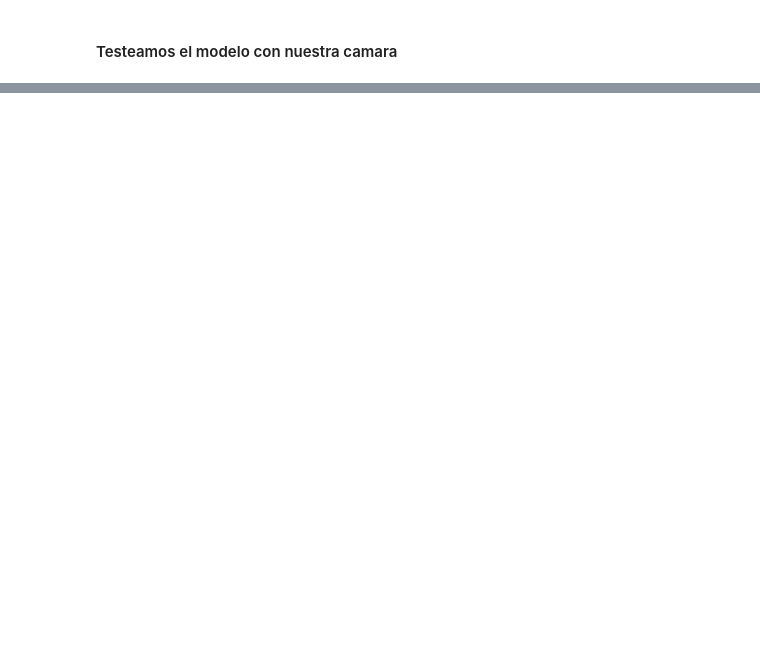
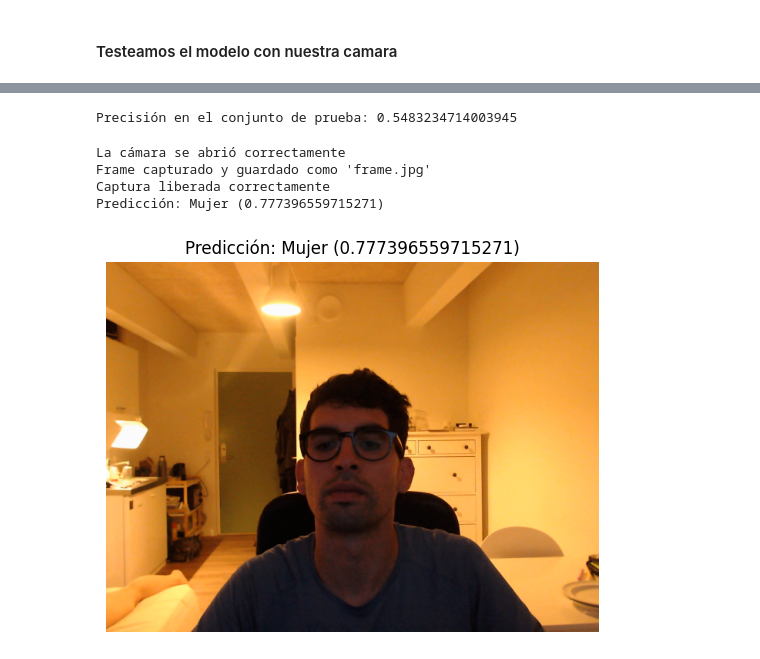
Before and after one commit to Ivo196/face-recognition, a Jupyter notebook: faceDetection.ipynb, the cells around one changed output, grey strips where cells are left out. Saved outputs shown, nothing was run; the diff lists cells and outputs as text; code cells hidden in the pictures; blank space fills up the shorter version.

```diff
--- a/faceDetection.ipynb
+++ b/faceDetection.ipynb
@@ -197,0 +234,64 @@ Predicción: Hombre ([0.37542143])
+# %%
+# Evaluar el modelo en el conjunto de prueba
+correct_predictions = 0
+for i in range(len(X_test)):
+    # Preprocesar la imagen de prueba (si no está ya preprocesada)
+    image = X_test[i].astype(np.float32)
+    image = np.expand_dims(image, axis=0)  # Añadir dimensión para el batch
+
+    # Determinar la predicción binaria
+    predicted_label = 0 if prediction <= 0.5 else 1
+
+    # Comparar con la etiqueta real
+    if predicted_label == y_test[i]:
+        correct_predictions += 1
+
+# Calcular la precisión
+test_acc = correct_predictions / len(X_test)
+print(f"Precisión en el conjunto de prueba: {test_acc}")
+# %% [output]
+Precisión en el conjunto de prueba: 0.5483234714003945
+# %%
+# Probamos el modelo con nuestra camara
+captured_image = capture_image()
+captured_image = cv2.cvtColor(captured_image, cv2.COLOR_BGR2RGB)
+image = cv2.cvtColor(captured_image, cv2.COLOR_BGR2GRAY)
+image = cv2.resize(image, (64, 64))
+image = image / 255.0
+image = np.expand_dims(image, axis=-1)  # Añadir dimensión para el canal
+image = np.expand_dims(image, axis=0)
+
+# Convertir la imagen a FLOAT32
+image = image.astype(np.float32)
+
+# Cargar el modelo TFLite
+interpreter = tf.lite.Interpreter(model_path='gender_classification_model.tflite')
+interpreter.allocate_tensors()
+
+# Obtener detalles de entrada y salida del modelo
+input_details = interpreter.get_input_details()
+output_details = interpreter.get_output_details()
+
+# Ejecutar la inferencia
+interpreter.set_tensor(input_details[0]['index'], image)
+interpreter.invoke()
+
+# Obtener el resultado de la inferencia
+output_data = interpreter.get_tensor(output_details[0]['index'])
+prediction = output_data[0][0]
+
+# Determinar el género basado en la predicción
+gender = 'Hombre' if prediction <= 0.5 else 'Mujer'
+print(f"Predicción: {gender} ({prediction})")
+
+# Mostrar la imagen y la predicción
+plt.title(f"Predicción: {gender} ({prediction})")
+plt.imshow(captured_image)
+plt.axis('off')
+plt.show()
+# %% [output]
+La cámara se abrió correctamente
+Frame capturado y guardado como 'frame.jpg'
+Captura liberada correctamente
+Predicción: Mujer (0.777396559715271)
+[figure, added]
```
Also changed, not shown: parts of 7 cells of this notebook, 3 other files.
